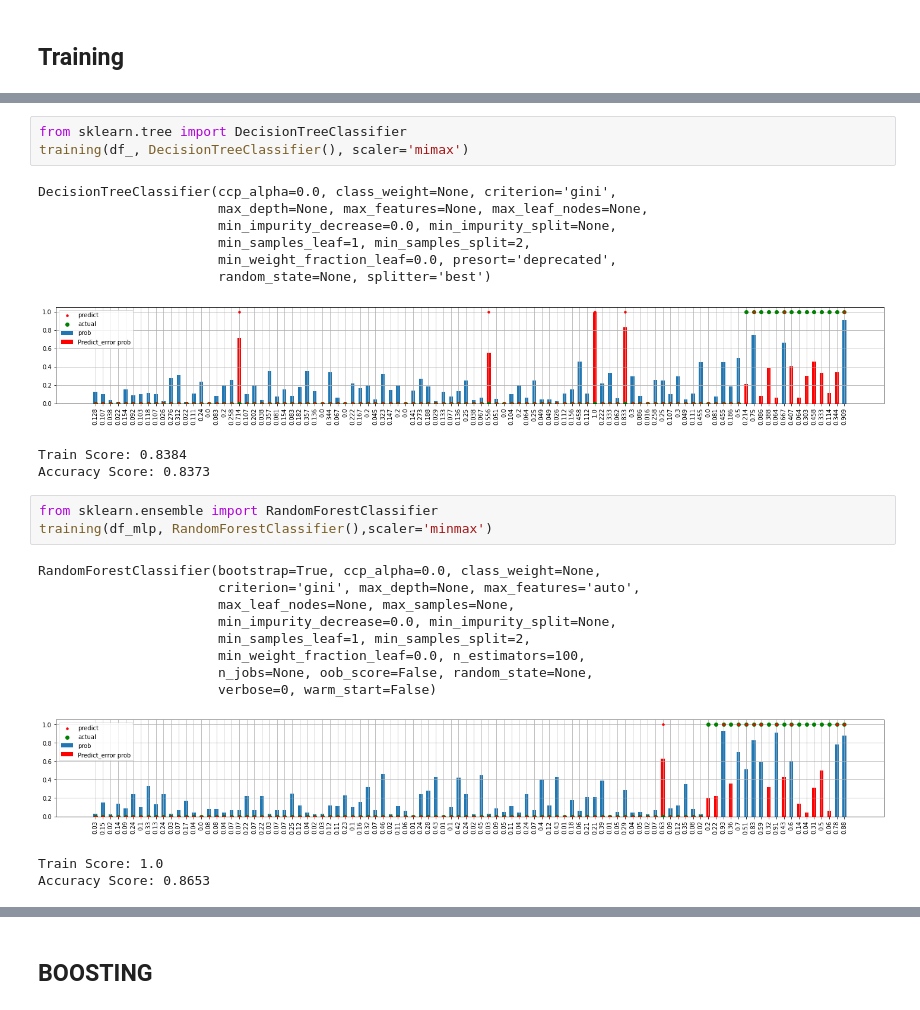
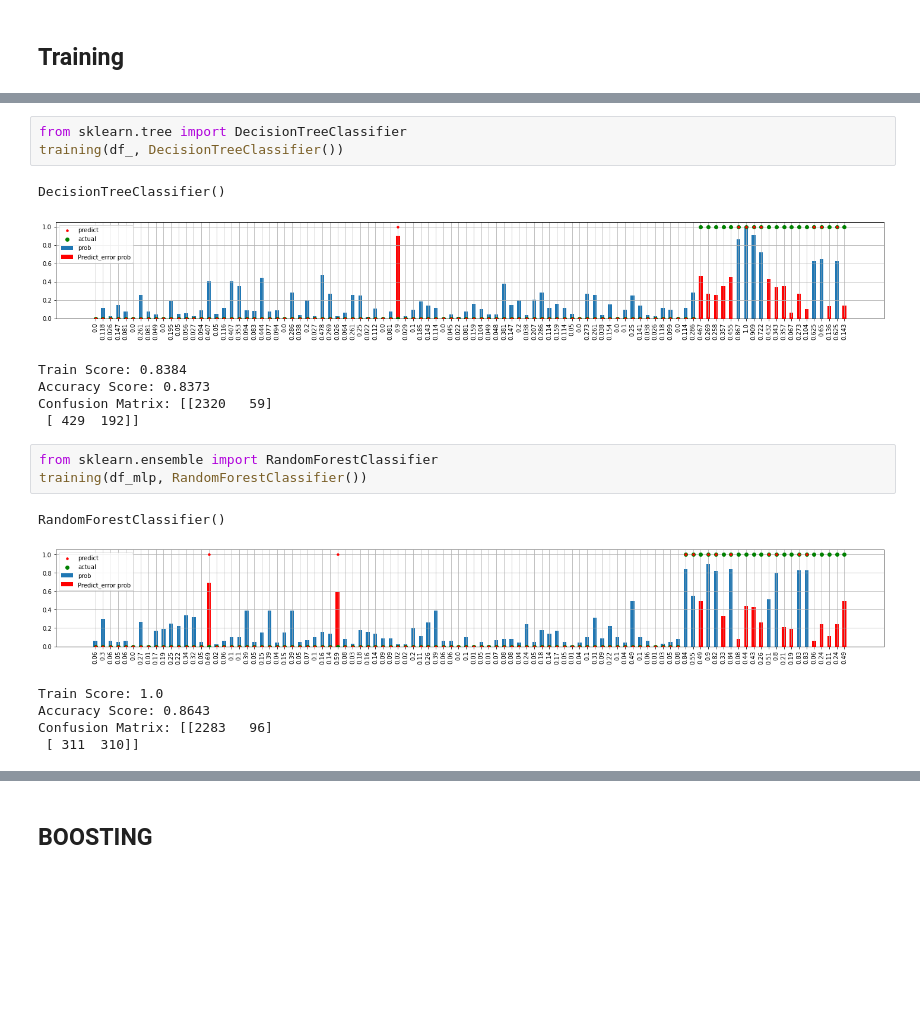
Before and after one commit to ryan73093/kaggle-sklearn, a Jupyter notebook: Predicting_Churn_for_Bank_Customers.ipynb, the cells around one changed output, grey strips where cells are left out. Saved outputs shown, nothing was run; the diff lists cells and outputs as text; blank space fills up the shorter version.

Commit message:
add confusion matrix

```diff
--- a/Predicting_Churn_for_Bank_Customers.ipynb
+++ b/Predicting_Churn_for_Bank_Customers.ipynb
@@ -241,31 +239,23 @@ Accuracy Score: 0.8083
 # %%
 from sklearn.tree import DecisionTreeClassifier
-training(df_, DecisionTreeClassifier(), scaler='mimax')
+training(df_, DecisionTreeClassifier())
 # %% [output]
-DecisionTreeClassifier(ccp_alpha=0.0, class_weight=None, criterion='gini',
-                       max_depth=None, max_features=None, max_leaf_nodes=None,
-                       min_impurity_decrease=0.0, min_impurity_split=None,
-                       min_samples_leaf=1, min_samples_split=2,
-                       min_weight_fraction_leaf=0.0, presort='deprecated',
-                       random_state=None, splitter='best')
+DecisionTreeClassifier()
-[figure, old version]
+[figure, new version]
 Train Score: 0.8384
 Accuracy Score: 0.8373
+Confusion Matrix: [[2320   59]
+ [ 429  192]]
 # %%
 from sklearn.ensemble import RandomForestClassifier
-training(df_mlp, RandomForestClassifier(),scaler='minmax')
+training(df_mlp, RandomForestClassifier())
 # %% [output]
-RandomForestClassifier(bootstrap=True, ccp_alpha=0.0, class_weight=None,
-                       criterion='gini', max_depth=None, max_features='auto',
-                       max_leaf_nodes=None, max_samples=None,
-                       min_impurity_decrease=0.0, min_impurity_split=None,
-                       min_samples_leaf=1, min_samples_split=2,
-                       min_weight_fraction_leaf=0.0, n_estimators=100,
-                       n_jobs=None, oob_score=False, random_state=None,
-                       verbose=0, warm_start=False)
+RandomForestClassifier()
-[figure, old version]
+[figure, new version]
 Train Score: 1.0
-Accuracy Score: 0.8653
+Accuracy Score: 0.8643
+Confusion Matrix: [[2283   96]
+ [ 311  310]]
 # %%
 from sklearn.linear_model import SGDClassifier
 training(df_, SGDClassifier(loss='modified_huber'),scaler='minmax')
```
Also changed, not shown: parts of 12 cells of this notebook.
